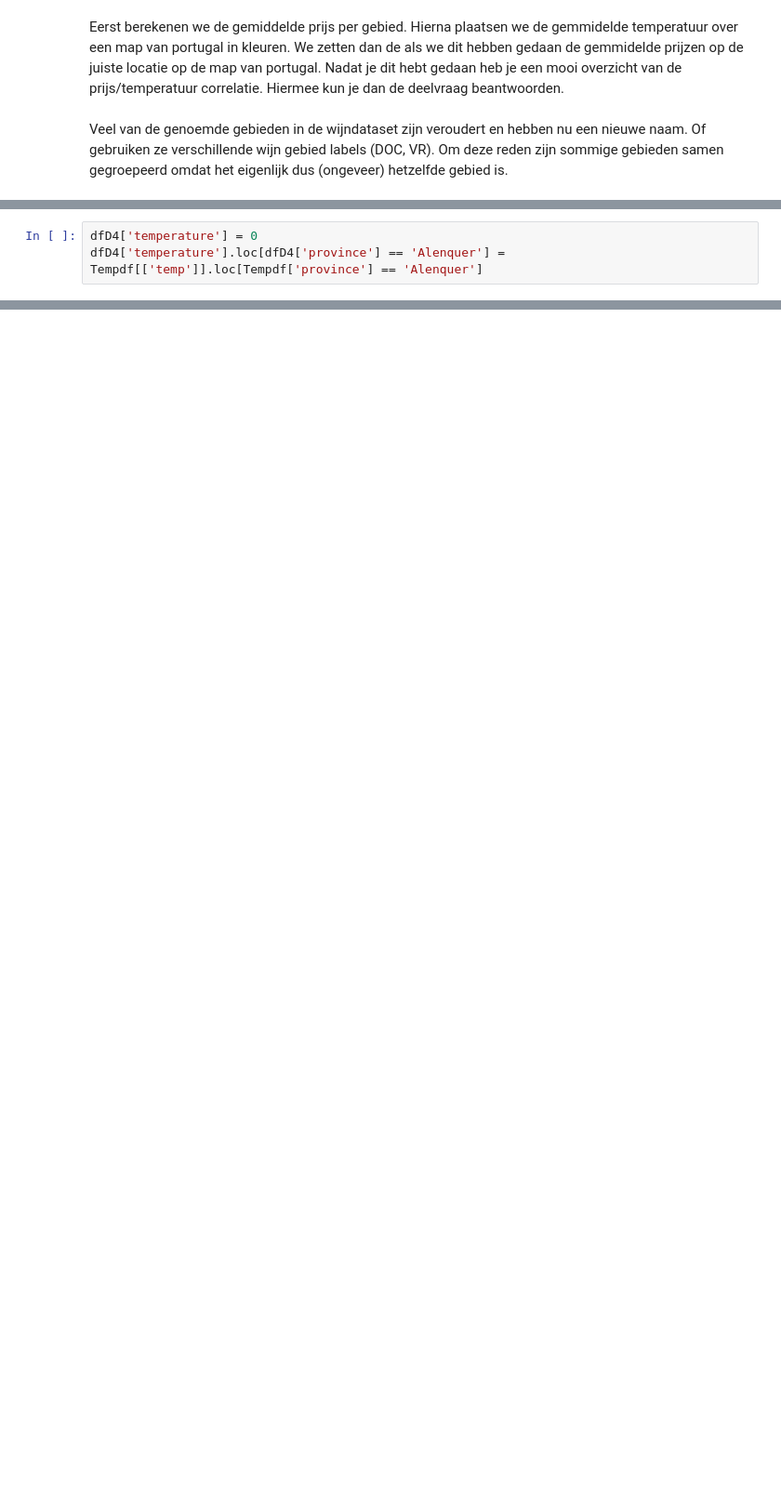
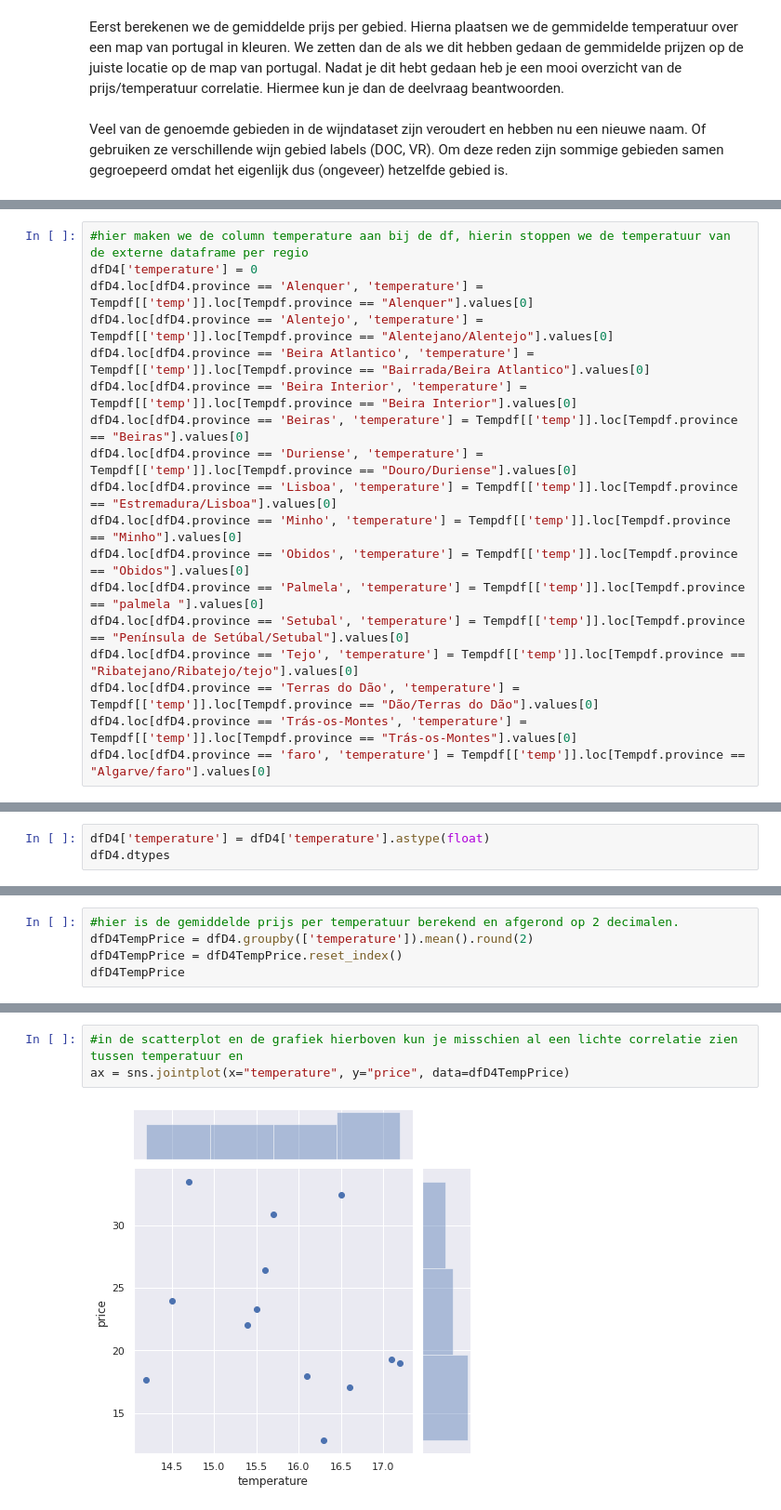
Before and after one commit to TijsS/jupyterNotebook, a Jupyter notebook: Copy_of_WijnOnderzoek.ipynb, the cells around one changed output, grey strips where cells are left out. Shown at 93% size. Drawn from its saved outputs; the diff is of its cells as text; blank space fills up the shorter version.

```diff
--- a/Copy_of_WijnOnderzoek.ipynb
+++ b/Copy_of_WijnOnderzoek.ipynb
@@ -264,3 +288,0 @@ DataError: ignored
-# %%
-dfD4['temperature'] = 0
-dfD4['temperature'].loc[dfD4['province'] == 'Alenquer'] = Tempdf[['temp']].loc[Tempdf['province'] == 'Alenquer']
@@ -268,0 +289,18 @@ KeyError: ignored
+# %%
+#hier maken we de column temperature aan bij de df, hierin stoppen we de temperatuur van de externe dataframe per regio
+dfD4['temperature'] = 0
+dfD4.loc[dfD4.province == 'Alenquer', 'temperature'] = Tempdf[['temp']].loc[Tempdf.province == "Alenquer"].values[0]
+dfD4.loc[dfD4.province == 'Alentejo', 'temperature'] = Tempdf[['temp']].loc[Tempdf.province == "Alentejano/Alentejo"].values[0]
+dfD4.loc[dfD4.province == 'Beira Atlantico', 'temperature'] = Tempdf[['temp']].loc[Tempdf.province == "Bairrada/Beira Atlantico"].values[0]
+dfD4.loc[dfD4.province == 'Beira Interior', 'temperature'] = Tempdf[['temp']].loc[Tempdf.province == "Beira Interior"].values[0]
+dfD4.loc[dfD4.province == 'Beiras', 'temperature'] = Tempdf[['temp']].loc[Tempdf.province == "Beiras"].values[0]
+dfD4.loc[dfD4.province == 'Duriense', 'temperature'] = Tempdf[['temp']].loc[Tempdf.province == "Douro/Duriense"].values[0]
+dfD4.loc[dfD4.province == 'Lisboa', 'temperature'] = Tempdf[['temp']].loc[Tempdf.province == "Estremadura/Lisboa"].values[0]
+dfD4.loc[dfD4.province == 'Minho', 'temperature'] = Tempdf[['temp']].loc[Tempdf.province == "Minho"].values[0]
+dfD4.loc[dfD4.province == 'Obidos', 'temperature'] = Tempdf[['temp']].loc[Tempdf.province == "Obidos"].values[0]
+dfD4.loc[dfD4.province == 'Palmela', 'temperature'] = Tempdf[['temp']].loc[Tempdf.province == "palmela "].values[0]
+dfD4.loc[dfD4.province == 'Setubal', 'temperature'] = Tempdf[['temp']].loc[Tempdf.province == "Península de Setúbal/Setubal"].values[0]
+dfD4.loc[dfD4.province == 'Tejo', 'temperature'] = Tempdf[['temp']].loc[Tempdf.province == "Ribatejano/Ribatejo/tejo"].values[0]
+dfD4.loc[dfD4.province == 'Terras do Dão', 'temperature'] = Tempdf[['temp']].loc[Tempdf.province == "Dão/Terras do Dão"].values[0]
+dfD4.loc[dfD4.province == 'Trás-os-Montes', 'temperature'] = Tempdf[['temp']].loc[Tempdf.province == "Trás-os-Montes"].values[0]
+dfD4.loc[dfD4.province == 'faro', 'temperature'] = Tempdf[['temp']].loc[Tempdf.province == "Algarve/faro"].values[0]
@@ -268,0 +316,3 @@ KeyError: ignored
+# %%
+dfD4['temperature'] = dfD4['temperature'].astype(float)
+dfD4.dtypes
@@ -268,0 +324,5 @@ KeyError: ignored
+# %%
+#hier is de gemiddelde prijs per temperatuur berekend en afgerond op 2 decimalen.
+dfD4TempPrice = dfD4.groupby(['temperature']).mean().round(2)
+dfD4TempPrice = dfD4TempPrice.reset_index()
+dfD4TempPrice
@@ -268,0 +344,5 @@ KeyError: ignored
+# %%
+#in de scatterplot en de grafiek hierboven kun je misschien al een lichte correlatie zien tussen temperatuur en
+ax = sns.jointplot(x="temperature", y="price", data=dfD4TempPrice)
+# %% [output]
+[figure, added]
```
Also changed, not shown: parts of 12 cells of this notebook.
